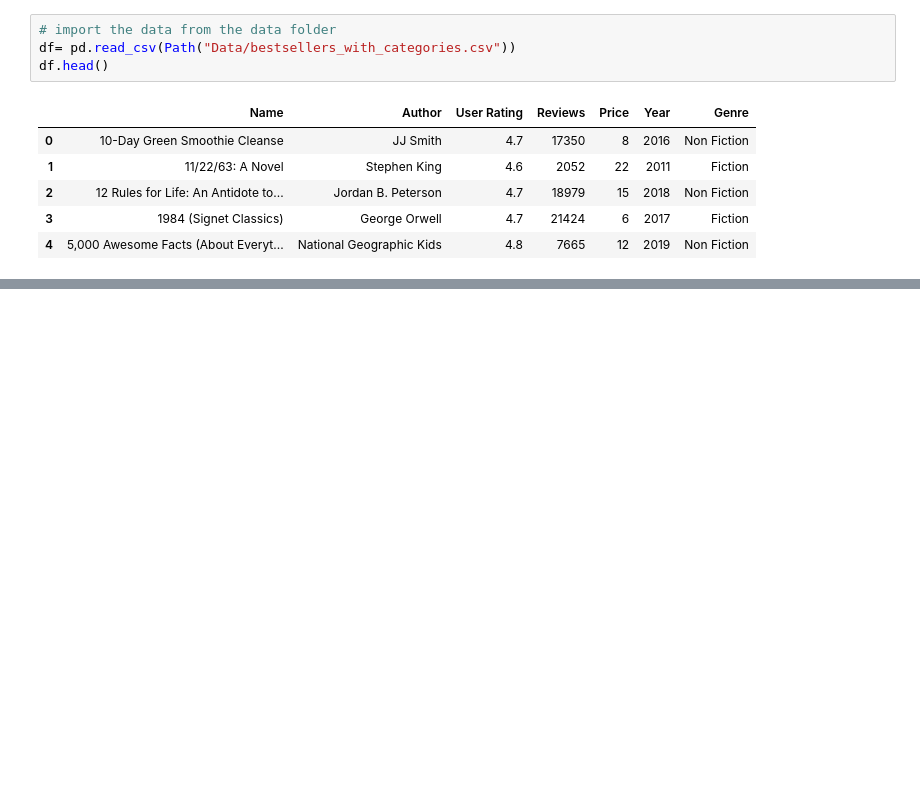
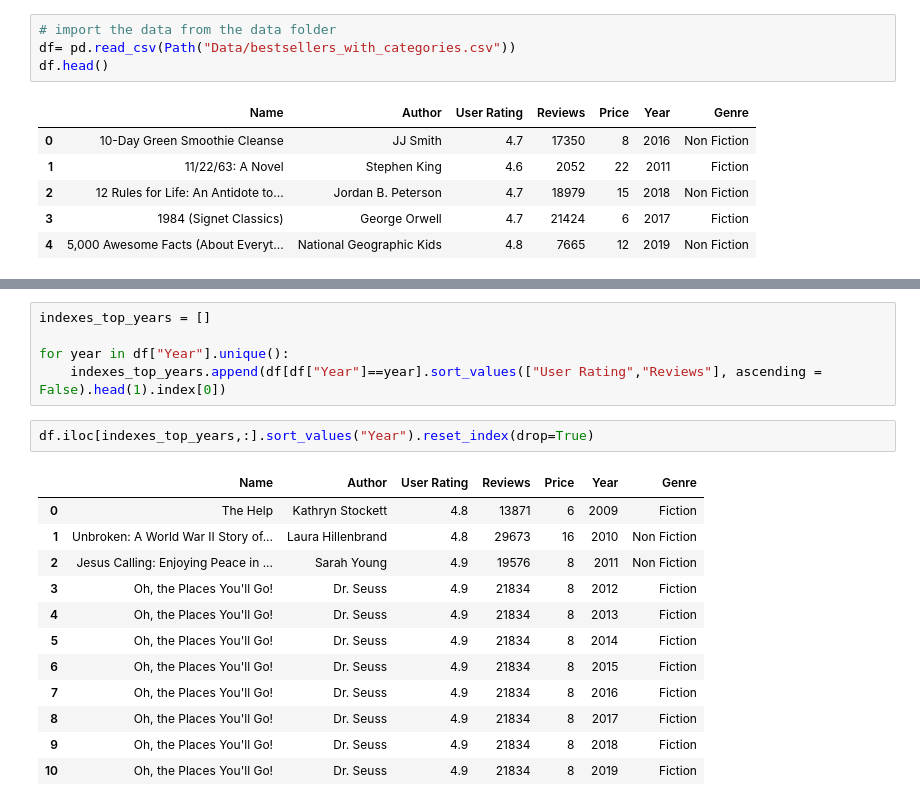
Before and after one commit to justinm329/Amazon_Top_Selling_Books, a Jupyter notebook: Kaggle_dv.ipynb, the cells around one changed output, grey strips where cells are left out. Saved outputs shown, nothing was run; the diff lists cells and outputs as text; blank space fills up the shorter version.

```diff
--- a/Kaggle_dv.ipynb
+++ b/Kaggle_dv.ipynb
@@ -30,0 +46,20 @@ df.head()
+# %%
+indexes_top_years = []
+
+for year in df["Year"].unique():
+    indexes_top_years.append(df[df["Year"]==year].sort_values(["User Rating","Reviews"], ascending = False).head(1).index[0])
+# %%
+df.iloc[indexes_top_years,:].sort_values("Year").reset_index(drop=True)
+# %% [output]
+|  | Name | Author | User Rating | Reviews | Price | Year | Genre |
+| 0 | The Help | Kathryn Stockett | 4.8 | 13871 | 6 | 2009 | Fiction |
+| 1 | Unbroken: A World War II Story of... | Laura Hillenbrand | 4.8 | 29673 | 16 | 2010 | Non Fiction |
+| 2 | Jesus Calling: Enjoying Peace in ... | Sarah Young | 4.9 | 19576 | 8 | 2011 | Non Fiction |
+| 3 | Oh, the Places You'll Go! | Dr. Seuss | 4.9 | 21834 | 8 | 2012 | Fiction |
+| 4 | Oh, the Places You'll Go! | Dr. Seuss | 4.9 | 21834 | 8 | 2013 | Fiction |
+| 5 | Oh, the Places You'll Go! | Dr. Seuss | 4.9 | 21834 | 8 | 2014 | Fiction |
+| 6 | Oh, the Places You'll Go! | Dr. Seuss | 4.9 | 21834 | 8 | 2015 | Fiction |
+| 7 | Oh, the Places You'll Go! | Dr. Seuss | 4.9 | 21834 | 8 | 2016 | Fiction |
+| 8 | Oh, the Places You'll Go! | Dr. Seuss | 4.9 | 21834 | 8 | 2017 | Fiction |
+| 9 | Oh, the Places You'll Go! | Dr. Seuss | 4.9 | 21834 | 8 | 2018 | Fiction |
+| 10 | Oh, the Places You'll Go! | Dr. Seuss | 4.9 | 21834 | 8 | 2019 | Fiction |
```
Also changed, not shown: parts of 30 cells of this notebook.
